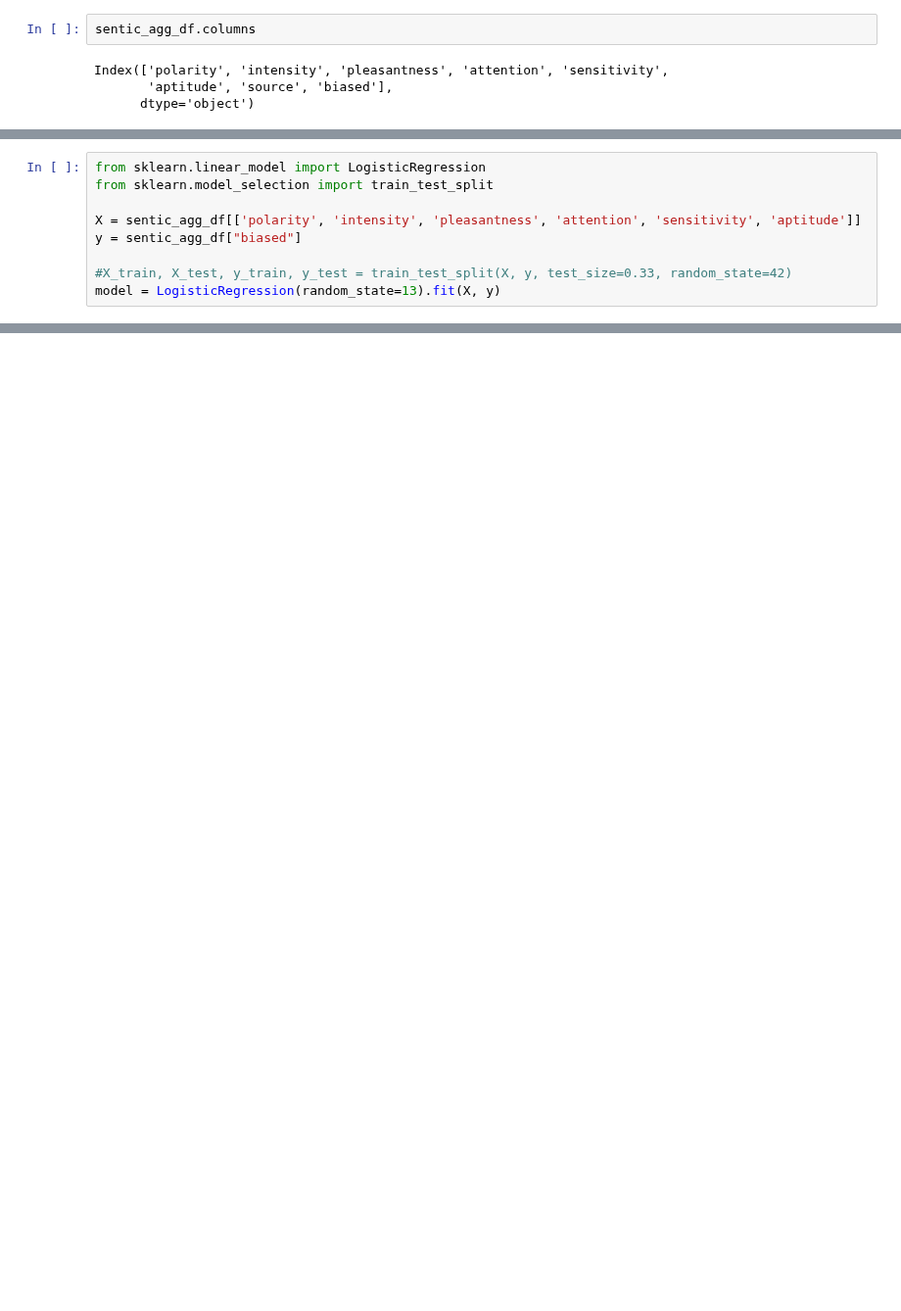
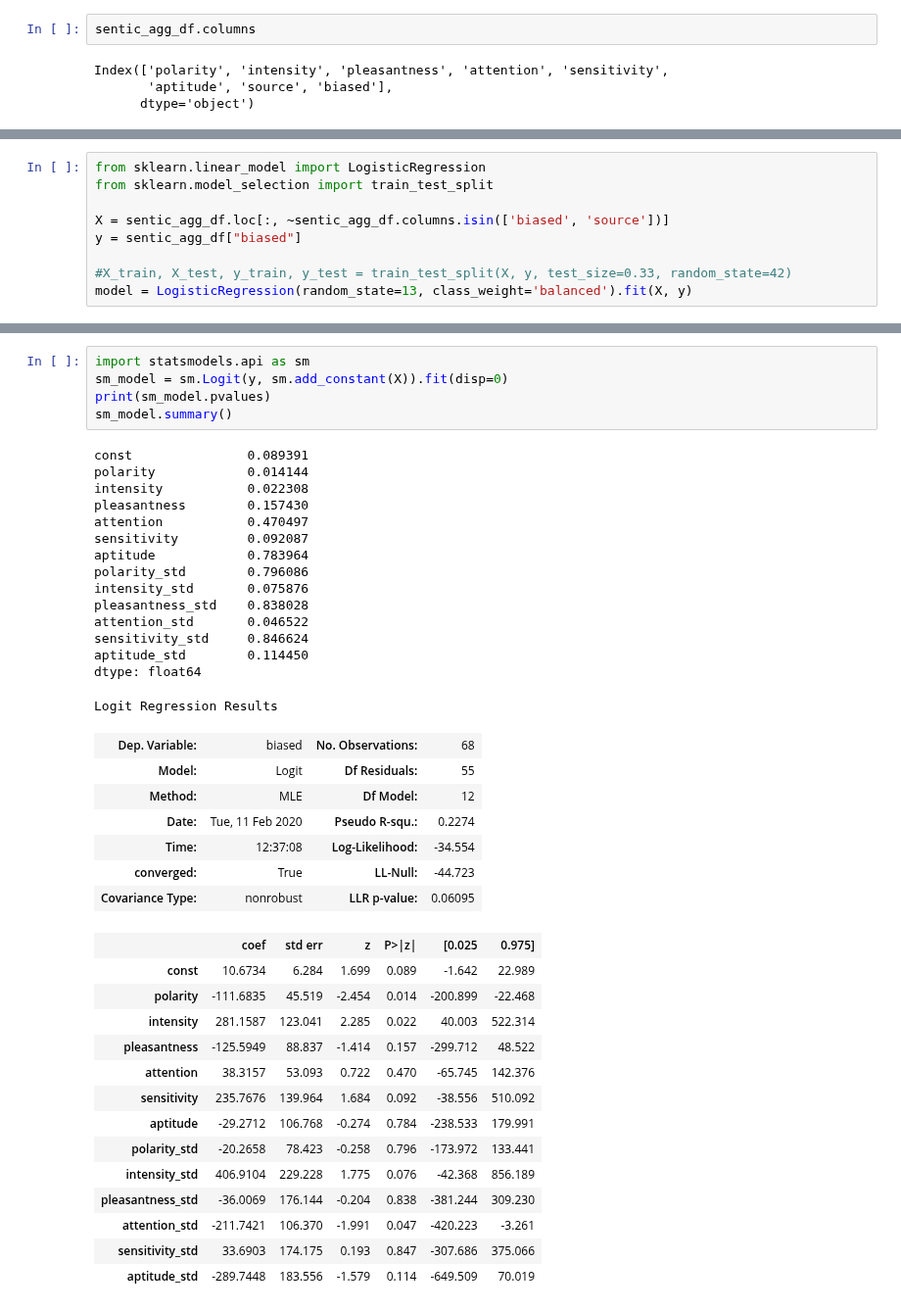
Before and after one commit to WarmCyan/news-bias-research, a Jupyter notebook: notebooks/14_Analysis.ipynb, the cells around one changed output, grey strips where cells are left out. Shown at 98% size. Cells and saved outputs as stored; diff of their text form; blank space fills up the shorter version.

```diff
--- a/notebooks/14_Analysis.ipynb
+++ b/notebooks/14_Analysis.ipynb
@@ -135,11 +151,11 @@ Index(['polarity', 'intensity', 'pleasantness', 'attention', 'sensitivity',
 from sklearn.linear_model import LogisticRegression
 from sklearn.model_selection import train_test_split
 
-X = sentic_agg_df[['polarity', 'intensity', 'pleasantness', 'attention', 'sensitivity', 'aptitude']]
+X = sentic_agg_df.loc[:, ~sentic_agg_df.columns.isin(['biased', 'source'])]
 y = sentic_agg_df["biased"]
 
 #X_train, X_test, y_train, y_test = train_test_split(X, y, test_size=0.33, random_state=42)
-model = LogisticRegression(random_state=13).fit(X, y)
+model = LogisticRegression(random_state=13, class_weight='balanced').fit(X, y)
 # %%
 model.get_params()
 # %% [output]
@@ -172,0 +194,42 @@ array([1, 1, 1, 1, 1, 1, 1, 1, 1, 1, 1, 1, 1, 1, 1, 1, 1, 1, 1, 1, 1, 1,
+# %%
+import statsmodels.api as sm
+sm_model = sm.Logit(y, sm.add_constant(X)).fit(disp=0)
+print(sm_model.pvalues)
+sm_model.summary()
+# %% [output]
+const               0.089391
+polarity            0.014144
+intensity           0.022308
+pleasantness        0.157430
+attention           0.470497
+sensitivity         0.092087
+aptitude            0.783964
+polarity_std        0.796086
+intensity_std       0.075876
+pleasantness_std    0.838028
+attention_std       0.046522
+sensitivity_std     0.846624
+aptitude_std        0.114450
+dtype: float64
+Logit Regression Results
+| Dep. Variable: | biased | No. Observations: | 68 |
+| Model: | Logit | Df Residuals: | 55 |
+| Method: | MLE | Df Model: | 12 |
+| Date: | Tue, 11 Feb 2020 | Pseudo R-squ.: | 0.2274 |
+| Time: | 12:37:08 | Log-Likelihood: | -34.554 |
+| converged: | True | LL-Null: | -44.723 |
+| Covariance Type: | nonrobust | LLR p-value: | 0.06095 |
+|  | coef | std err | z | P>|z| | [0.025 | 0.975] |
+| const | 10.6734 | 6.284 | 1.699 | 0.089 | -1.642 | 22.989 |
+| polarity | -111.6835 | 45.519 | -2.454 | 0.014 | -200.899 | -22.468 |
+| intensity | 281.1587 | 123.041 | 2.285 | 0.022 | 40.003 | 522.314 |
+| pleasantness | -125.5949 | 88.837 | -1.414 | 0.157 | -299.712 | 48.522 |
+| attention | 38.3157 | 53.093 | 0.722 | 0.470 | -65.745 | 142.376 |
+| sensitivity | 235.7676 | 139.964 | 1.684 | 0.092 | -38.556 | 510.092 |
+| aptitude | -29.2712 | 106.768 | -0.274 | 0.784 | -238.533 | 179.991 |
+| polarity_std | -20.2658 | 78.423 | -0.258 | 0.796 | -173.972 | 133.441 |
+| intensity_std | 406.9104 | 229.228 | 1.775 | 0.076 | -42.368 | 856.189 |
+| pleasantness_std | -36.0069 | 176.144 | -0.204 | 0.838 | -381.244 | 309.230 |
+| attention_std | -211.7421 | 106.370 | -1.991 | 0.047 | -420.223 | -3.261 |
+| sensitivity_std | 33.6903 | 174.175 | 0.193 | 0.847 | -307.686 | 375.066 |
+| aptitude_std | -289.7448 | 183.556 | -1.579 | 0.114 | -649.509 | 70.019 |
```
Also changed, not shown: parts of 8 cells of this notebook, 8 other files.
